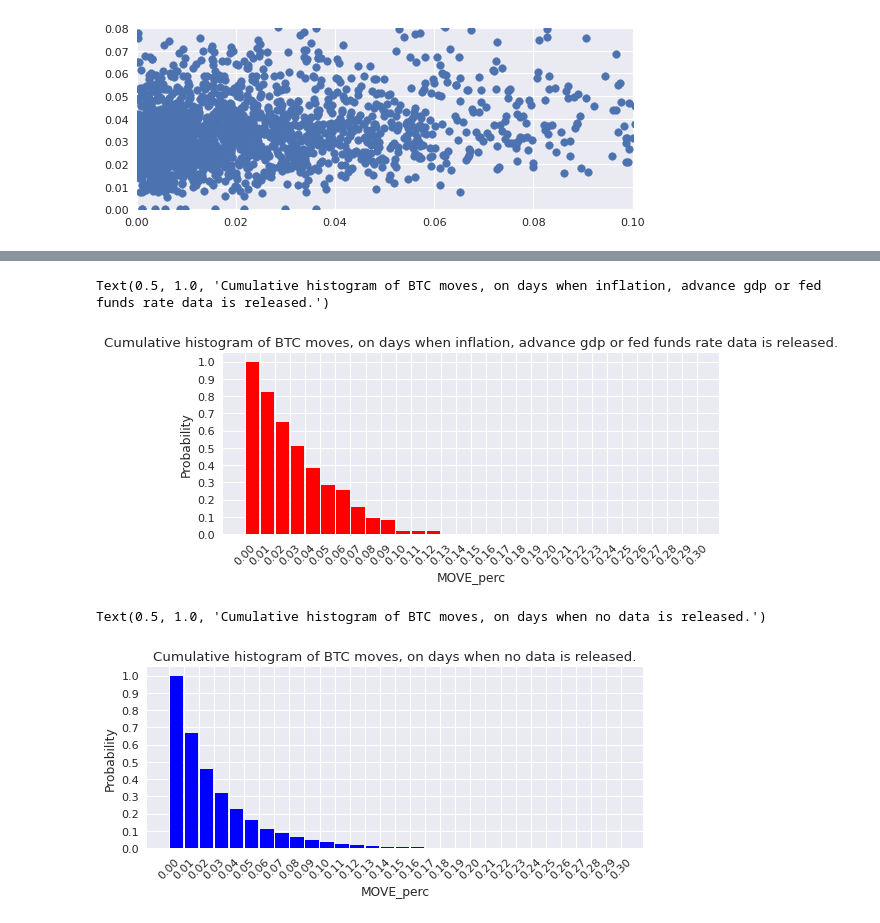
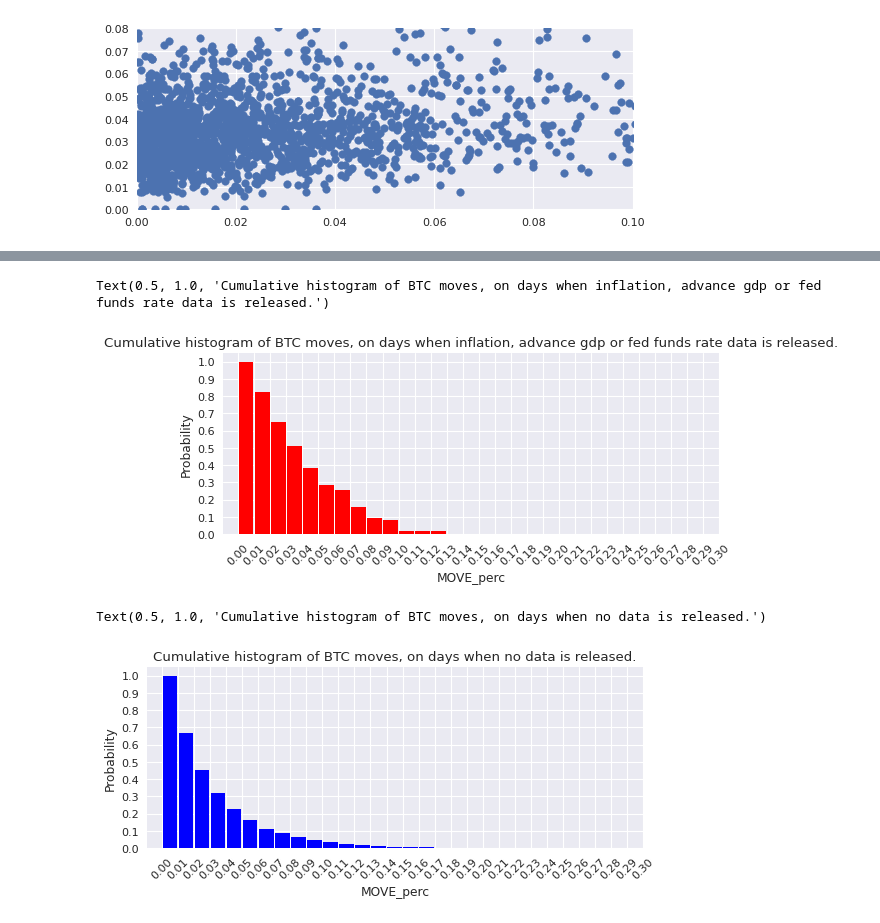
Before and after one commit to adevrent/vol_products_ftx, a Jupyter notebook: ftx_move.ipynb, the cells around one changed output, grey strips where cells are left out. Saved outputs shown, nothing was run; the diff lists cells and outputs as text; code cells hidden in the pictures.

Commit message:
scripted a probability analysis for btc moves

```diff
--- a/ftx_move.ipynb
+++ b/ftx_move.ipynb
@@ -114,7 +155,7 @@ Name: MOVE_perc, Length: 63, dtype: float64
 # %%
 # prio1 histogram
 figure(figsize=(8, 3), dpi=80)
-plt.hist(df["MOVE_perc"].loc[df["date"].isin(prio1)], bins = 30, range = (0, 0.3), density = True, cumulative = -1,  color = "r", rwidth = 0.9)
+plt.hist(df["MOVE_perc"].loc[df["date"].isin(prio1)], bins = 20, range = (0, 0.2), density = True, cumulative = -1,  color = "r", rwidth = 0.9)
 plt.xlabel("MOVE_perc")
 plt.ylabel("Probability")
 plt.xticks(np.arange(0, 0.31, 0.01))
@@ -123,17 +164,17 @@ plt.xticks(rotation = 45)
 plt.title("Cumulative histogram of BTC moves, on days when inflation, advance gdp or fed funds rate data is released.")
 # %% [output]
 Text(0.5, 1.0, 'Cumulative histogram of BTC moves, on days when inflation, advance gdp or fed funds rate data is released.')
-[figure, old version]
+[figure, new version]
 # %%
 #none_day histogram:
 figure(figsize=(8, 3), dpi=80)
-plt.hist(df["MOVE_perc"].loc[~df["date"].isin(release_day)], bins = 30, range = (0, 0.3), density = True, cumulative = -1,  color = "b", rwidth = 0.9)
+plt.hist(df["MOVE_perc"].loc[~df["date"].isin(release_day)], bins = 20, range = (0, 0.2), density = True, cumulative = -1,  color = "b", rwidth = 0.9)
 plt.xlabel("MOVE_perc")
 plt.ylabel("Probability")
 plt.xticks(np.arange(0, 0.31, 0.01))
 plt.yticks(np.arange(0, 1.1, 0.1))
 plt.xticks(rotation = 45)
 plt.title("Cumulative histogram of BTC moves, on days when no data is released.")
 # %% [output]
 Text(0.5, 1.0, 'Cumulative histogram of BTC moves, on days when no data is released.')
-[figure, old version]
+[figure, new version]
```
Also changed, not shown: parts of 4 cells of this notebook, 1 other file.
